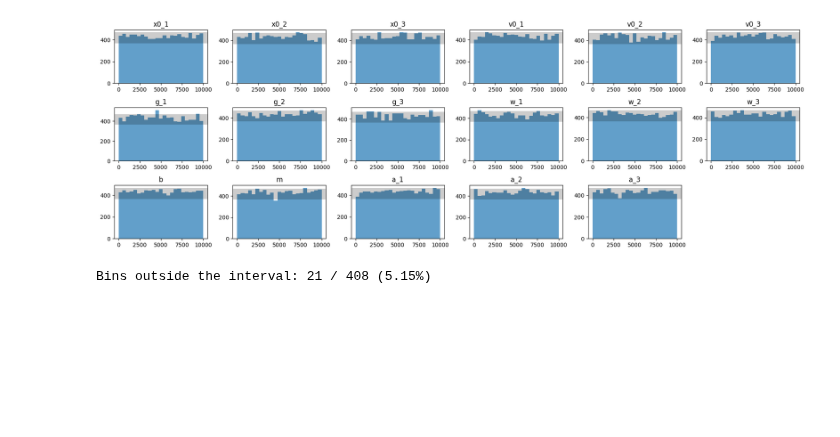
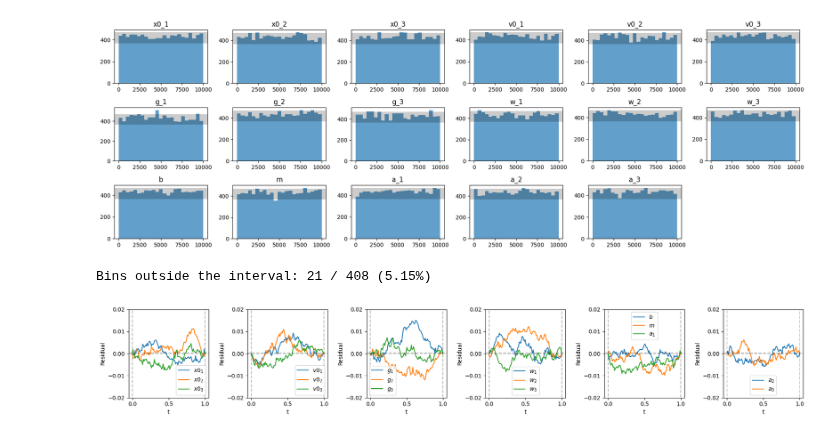
Before and after one commit to psaegert/bcnf, a Jupyter notebook: experimental/test_training.ipynb, the cells around one changed output. Saved outputs shown, nothing was run; the diff lists cells and outputs as text; code cells hidden in the pictures; blank space fills up the shorter version.

Commit message:
Add calibration curve

```diff
--- a/experimental/test_training.ipynb
+++ b/experimental/test_training.ipynb
@@ -255,3 +255,52 @@ fig.tight_layout()
 print(f'Bins outside the interval: {n_bins_outliers} / {n_bins_total} ({n_bins_outliers / n_bins_total:.2%})')
 # %% [output]
 Bins outside the interval: 21 / 408 (5.15%)
+# %%
+# Calculate the CDF
+def CDF(sorted_arrray_indices, t, M):
+    N = sorted_arrray_indices.shape[0]
+    t = t * M
+    return np.sum(sorted_arrray_indices[:, :, None] <= t[None, None, :], axis=0) / N
+
+def brownian_confidence_interval(t):
+    return np.sqrt(t * (1 - t))
+
+t_divisions = 100
+t_linspace = np.linspace(0, 1, t_divisions)
+
+cdf = CDF(y_hat_all_sorted_indices_true.cpu().numpy(), t_linspace, M_samples)
+
+residuals = cdf - t_linspace
+
+confidence_interval = brownian_confidence_interval(t_linspace)
+# %%
+# Plot the residuals for X_0
+n_curves_per_plot = 4
+N_COLS = 6
+N_ROWS = np.ceil(np.ceil(y_hat_all_sorted_indices_true.shape[1] / n_curves_per_plot) / N_COLS).astype(int)
+
+fig, axes = plt.subplots(N_ROWS, N_COLS, figsize=(N_COLS * 3, N_ROWS * 3))
+
+for indices, ax, param_names in zip(
+    np.array_split(range(y_hat_all_sorted_indices_true.shape[1]), N_ROWS * N_COLS),
+    axes.flatten(),
+    np.array_split(['x0_1', 'x0_2', 'x0_3', 'v0_1', 'v0_2', 'v0_3', 'g_1', 'g_2', 'g_3', 'w_1', 'w_2', 'w_3', 'b', 'm', 'a_1', 'a_2', 'a_3'], N_ROWS * N_COLS)):
+
+    for j, param_name in zip(indices, param_names):
+        ax.plot(t_linspace, residuals[j, :], label=f"${param_name}$")
+
+        ax.plot(t_linspace, confidence_interval, color='black', linestyle='--', alpha=0.1)
+        ax.plot(t_linspace, -confidence_interval, color='black', linestyle='--', alpha=0.1)
+
+    ax.set_xlabel("t")
+    ax.set_ylabel("Residual")
+
+    ax.axhline(0, color='black', linestyle='--', alpha=0.5)
+
+    ax.legend()
+
+    ax.set_ylim(-0.02, 0.02)
+
+fig.tight_layout()
+# %% [output]
+[figure, added]
```
